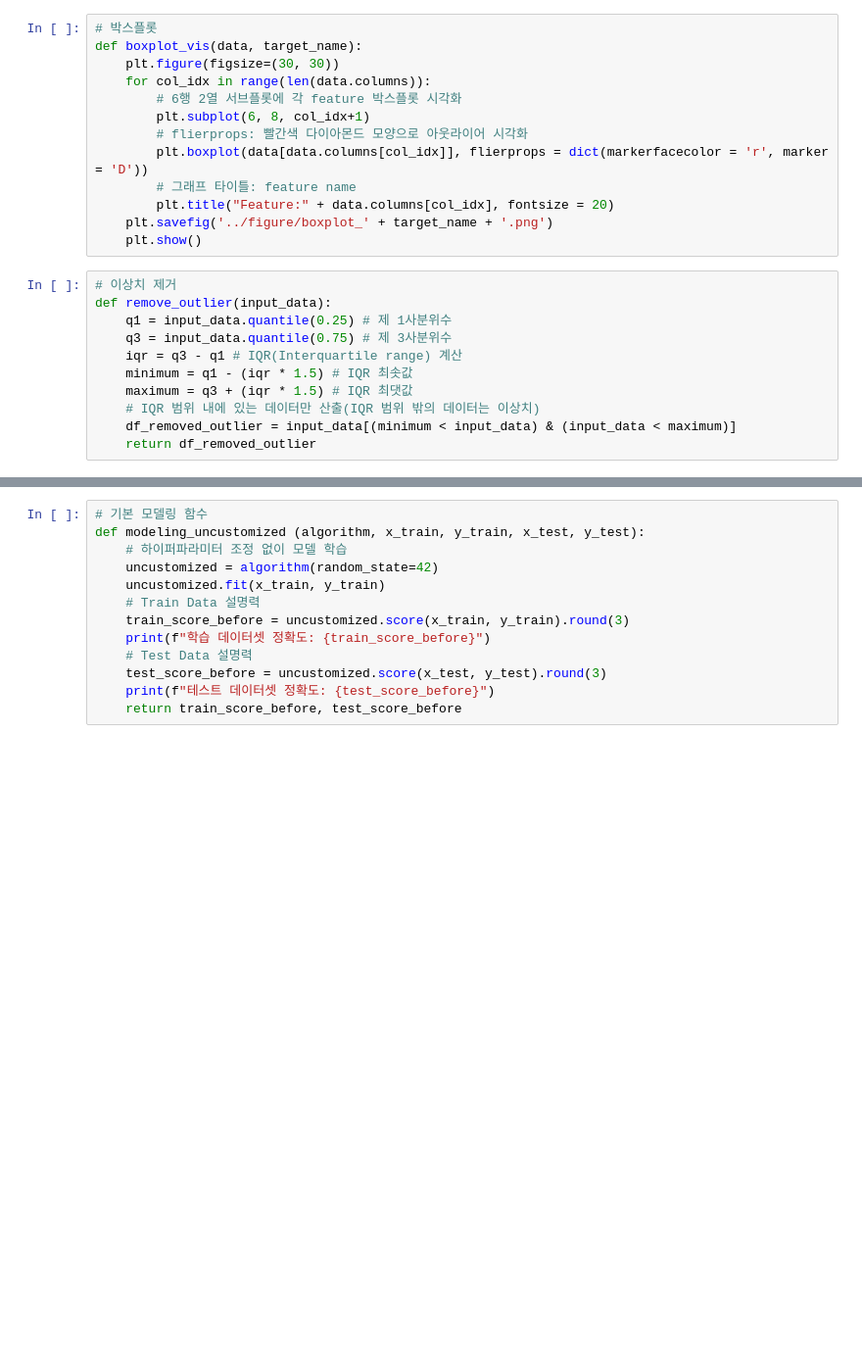
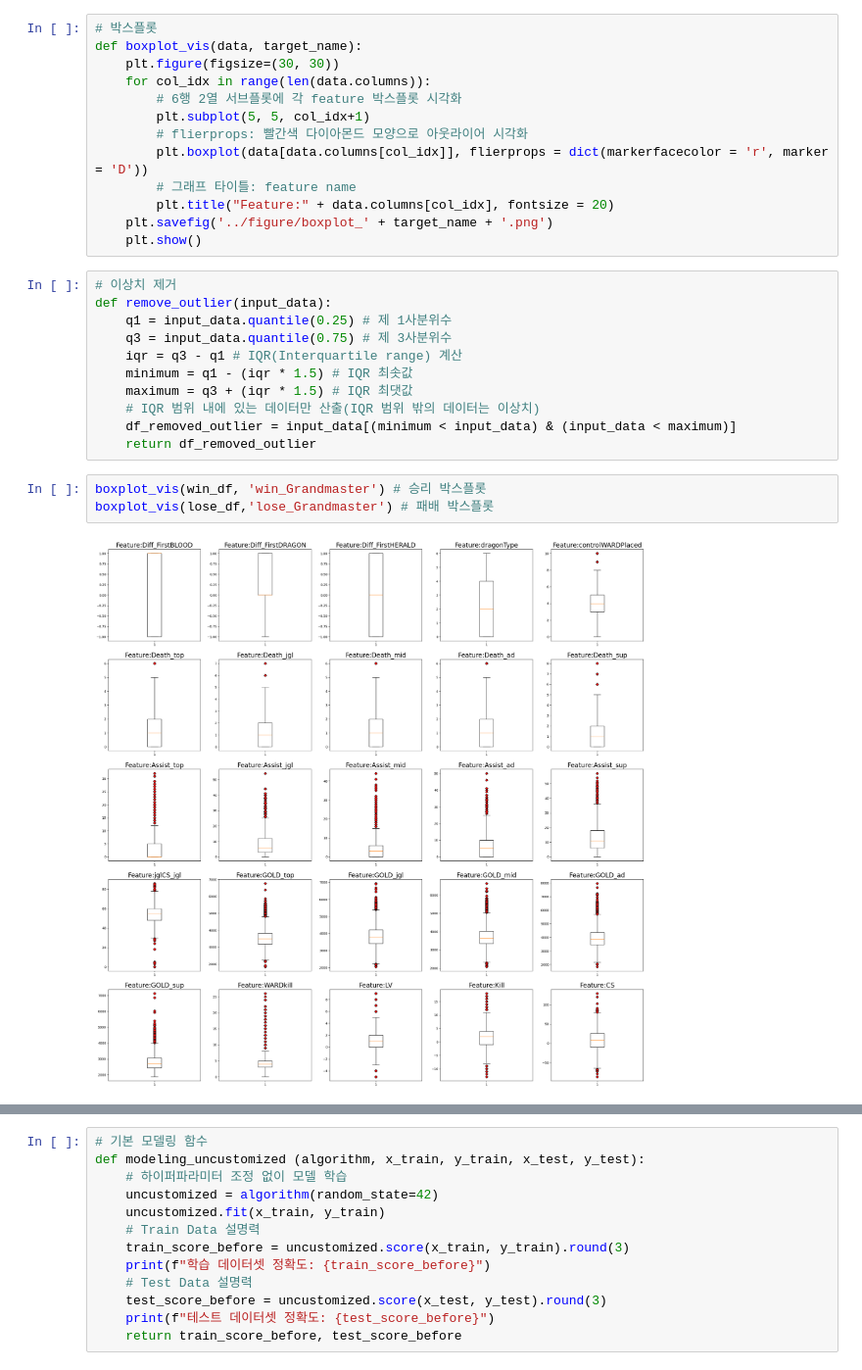
Before and after one commit to LOLresultPrediction/LOL-MachineLearning, a Jupyter notebook: dataPreprocessing/randomForest.ipynb, the cells around one changed output, grey strips where cells are left out. Shown at 98% size. Drawn from its saved outputs; the diff is of its cells as text; blank space fills up the shorter version.

```diff
--- a/dataPreprocessing/randomForest.ipynb
+++ b/dataPreprocessing/randomForest.ipynb
@@ -64,7 +97,7 @@ def boxplot_vis(data, target_name):
     plt.figure(figsize=(30, 30))
     for col_idx in range(len(data.columns)):
         # 6행 2열 서브플롯에 각 feature 박스플롯 시각화
-        plt.subplot(6, 8, col_idx+1)
+        plt.subplot(5, 5, col_idx+1)
         # flierprops: 빨간색 다이아몬드 모양으로 아웃라이어 시각화
         plt.boxplot(data[data.columns[col_idx]], flierprops = dict(markerfacecolor = 'r', marker = 'D'))
         # 그래프 타이틀: feature name
@@ -82,3 +115,8 @@ def remove_outlier(input_data):
     # IQR 범위 내에 있는 데이터만 산출(IQR 범위 밖의 데이터는 이상치)
     df_removed_outlier = input_data[(minimum < input_data) & (input_data < maximum)]
     return df_removed_outlier
+# %%
+boxplot_vis(win_df, 'win_Grandmaster') # 승리 박스플롯
+boxplot_vis(lose_df,'lose_Grandmaster') # 패배 박스플롯
+# %% [output]
+[figure, added]
```
Also changed, not shown: parts of 14 cells of this notebook, 9 other files.
